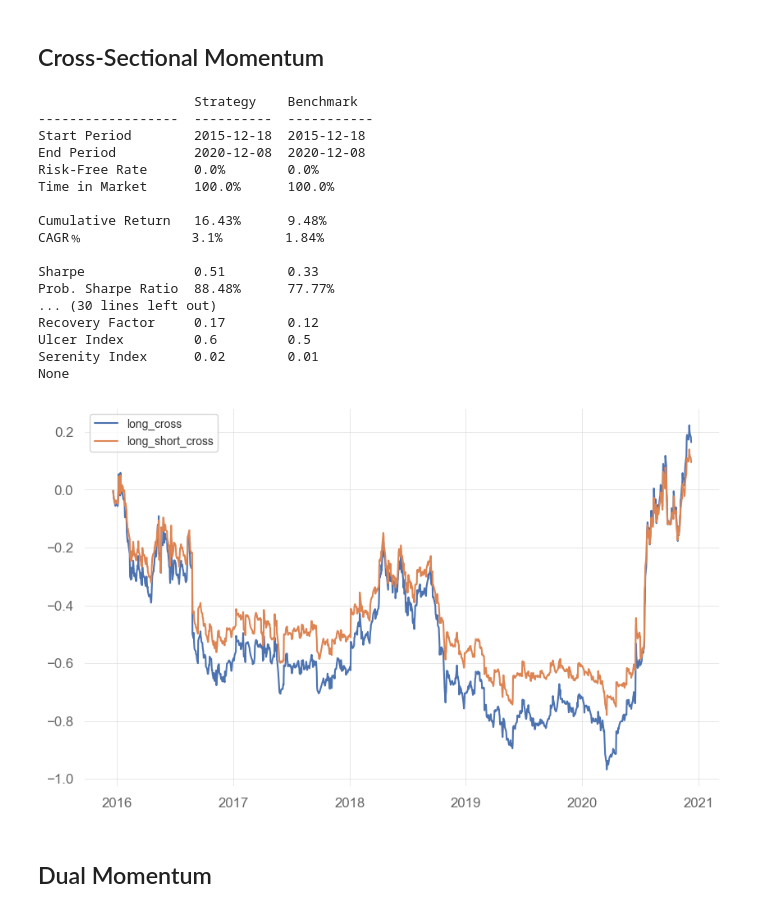
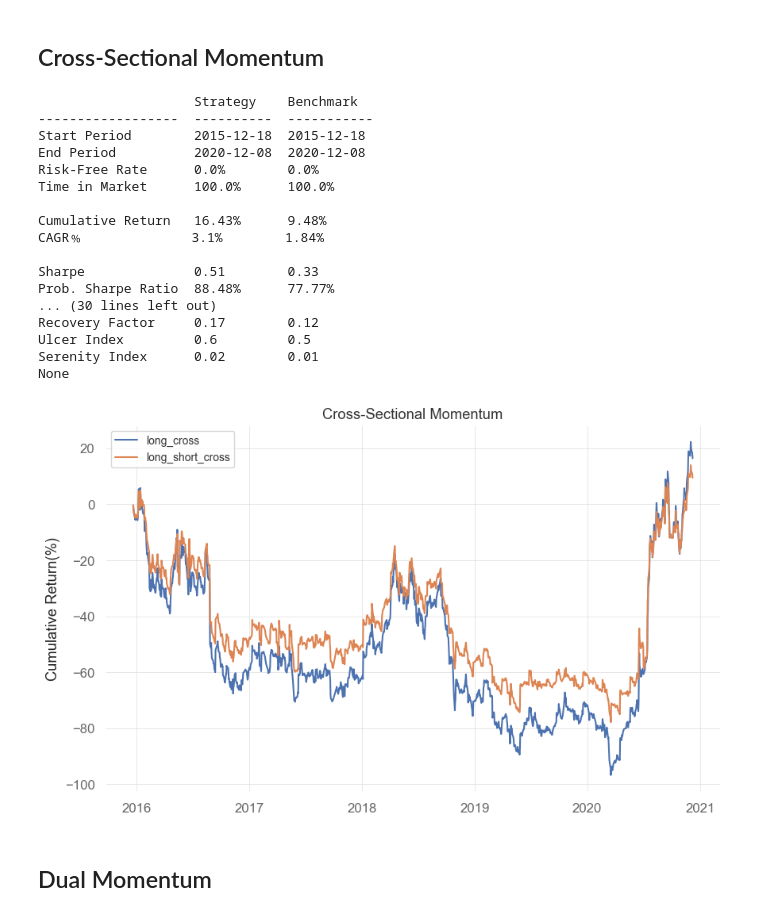
Before and after one commit to Donghwaa/FAI, a Jupyter notebook: momentum.ipynb, the cells around one changed output. Drawn from its saved outputs; the diff is of its cells as text; code cells hidden in the pictures.

```diff
--- a/momentum.ipynb
+++ b/momentum.ipynb
@@ -95,48 +112,50 @@ None
 # %%
 long_cross, long_short_cross = pd.DataFrame(), pd.DataFrame()
 for i in range(divmod(len(cs_mom.columns),holdings)[0]):
-    ################## holdings기간 마다 CSM 상하위 10% 종목 구하기 ##################
+    ################## holdings기간 마다 CSM 상하위 10% 종목 선택 ##################
     cs_returns = cs_mom[cs_mom.columns[holdings * i]].dropna()
     percent10 = int(len(cs_returns)*0.1)
     long_cross_temp = pd.DataFrame(cs_mom.loc[cs_returns.index].sort_values(by = cs_mom.columns[holdings * i], ascending = False).iloc[:,holdings* i :holdings* (i+1)].head(percent10).mean())
     short_cross_temp = pd.DataFrame(cs_mom.loc[cs_returns.index].sort_values(by = cs_mom.columns[holdings * i], ascending = False).iloc[:,holdings* i :holdings* (i+1)].tail(percent10).mean())
     long_short_cross_temp = long_cross_temp - short_cross_temp
-    ################## Long & Long/Short Portfolio  구성하기 ##################
+    ################## Long & Long/Short Portfolio  구성 ##################
     long_cross = pd.concat([long_cross, long_cross_temp]) # Long Portfolio
     long_short_cross = pd.concat([long_short_cross, long_short_cross_temp]) # Long/Short Portfolio
 
-################## Daily Return 구하기 ##################
+################## Daily Return ##################
 long_cross.columns = ['rts']
 long_short_cross.columns = ['rts']
 long_cross, long_short_cross = long_cross.pct_change(), long_short_cross.pct_change()
 
-################## Backtest 진행 ##################
+################## Backtest ##################
 print(qs.reports.metrics(long_cross, long_short_cross, periods_per_year = periods))
 
 ################## Visualization ##################
-plt.plot(((long_cross + 1).cumprod() - 1), label = 'long_cross')
-plt.plot(((long_short_cross + 1).cumprod() - 1), label = 'long_short_cross')
+plt.plot(((long_cross + 1).cumprod() - 1) * 100, label = 'long_cross')
+plt.plot(((long_short_cross + 1).cumprod() - 1) * 100, label = 'long_short_cross')
+plt.title('Cross-Sectional Momentum')
+plt.ylabel('Cumulative Return(%)')
 plt.legend(fontsize=10)
 plt.show()
 # %% [output]
                     Strategy    Benchmark
 ------------------  ----------  -----------
 Start Period        2015-12-18  2015-12-18
 End Period          2020-12-08  2020-12-08
 Risk-Free Rate      0.0%        0.0%
 Time in Market      100.0%      100.0%
 
 Cumulative Return   16.43%      9.48%
 CAGR﹪              3.1%        1.84%
 
 Sharpe              0.51        0.33
 Prob. Sharpe Ratio  88.48%      77.77%
 ... (30 lines left out)
 Recovery Factor     0.17        0.12
 Ulcer Index         0.6         0.5
 Serenity Index      0.02        0.01
 None
-[figure, old version]
+[figure, new version]
 # %% [markdown]
 ## Dual Momentum
 # %%
```
Also changed, not shown: parts of 4 cells of this notebook.
